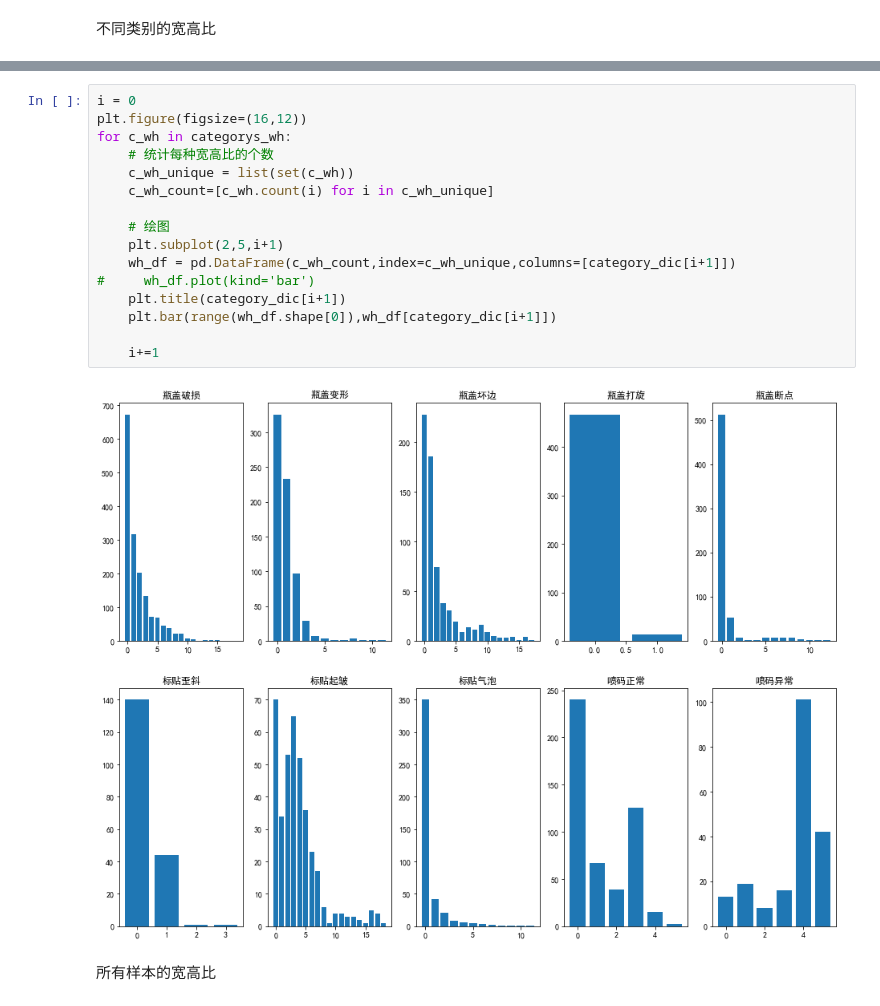
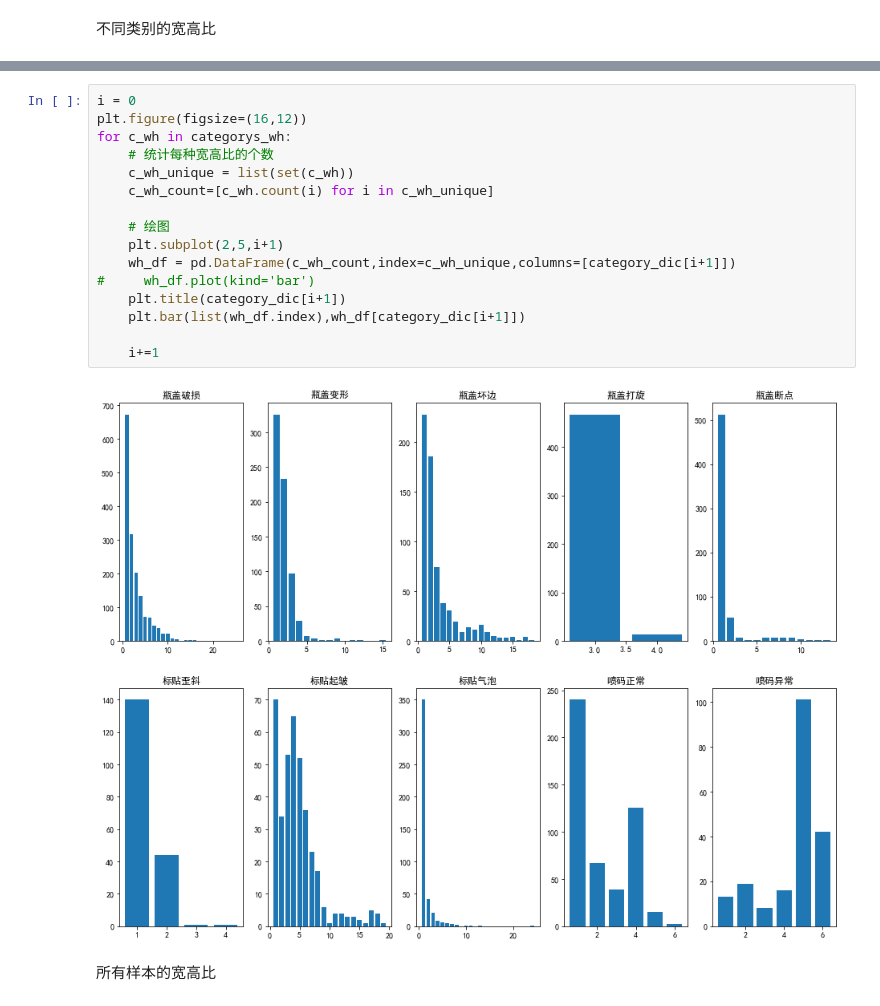
Before and after one commit to cookcv/TianChi, a Jupyter notebook: GlassDetect/src/images_info_vision.ipynb, the cells around one changed output, grey strips where cells are left out. Cells and saved outputs as stored; diff of their text form.

```diff
--- a/GlassDetect/src/images_info_vision.ipynb
+++ b/GlassDetect/src/images_info_vision.ipynb
@@ -189,21 +215,21 @@ for a in ann['annotations']:
 # %%
 i = 0
 plt.figure(figsize=(16,12))
 for c_wh in categorys_wh:
     # 统计每种宽高比的个数
     c_wh_unique = list(set(c_wh))
     c_wh_count=[c_wh.count(i) for i in c_wh_unique]
 
     # 绘图
     plt.subplot(2,5,i+1)
     wh_df = pd.DataFrame(c_wh_count,index=c_wh_unique,columns=[category_dic[i+1]])
 #     wh_df.plot(kind='bar')
     plt.title(category_dic[i+1])
-    plt.bar(range(wh_df.shape[0]),wh_df[category_dic[i+1]])
+    plt.bar(list(wh_df.index),wh_df[category_dic[i+1]])
 
     i+=1
 # %% [output]
-[figure, old version]
+[figure, new version]
 # %% [markdown]
 所有样本的宽高比
 # %%
```
Also changed, not shown: parts of 2 cells of this notebook.
